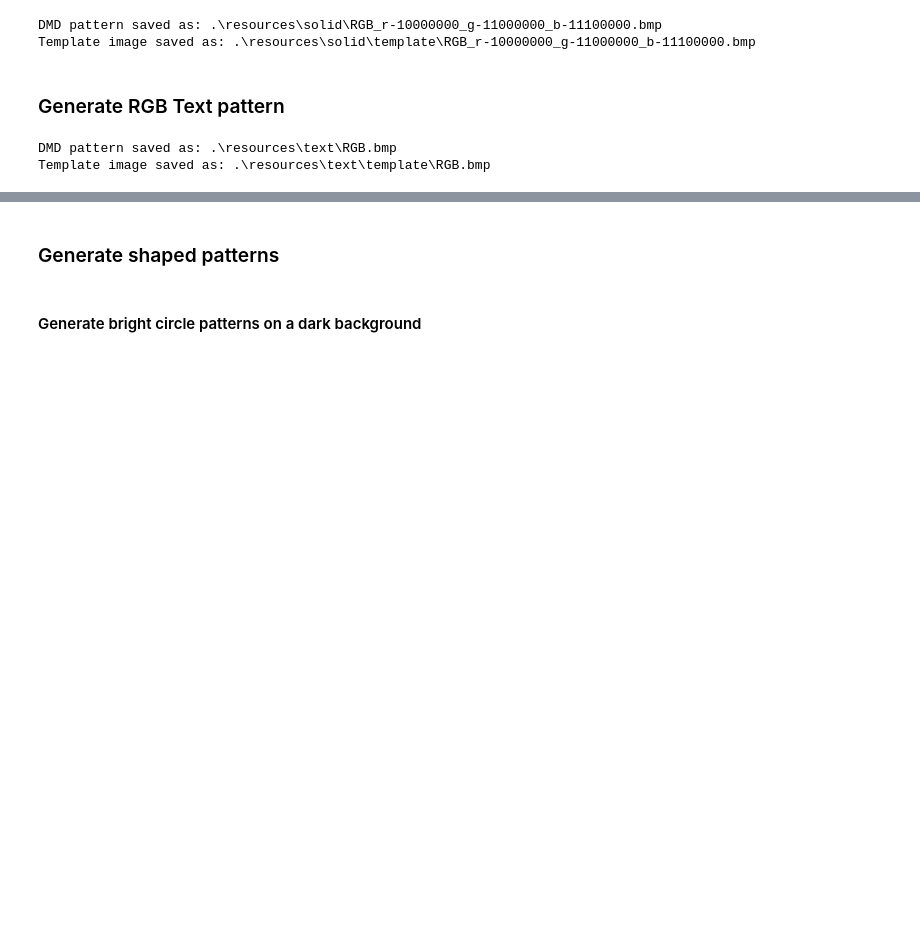
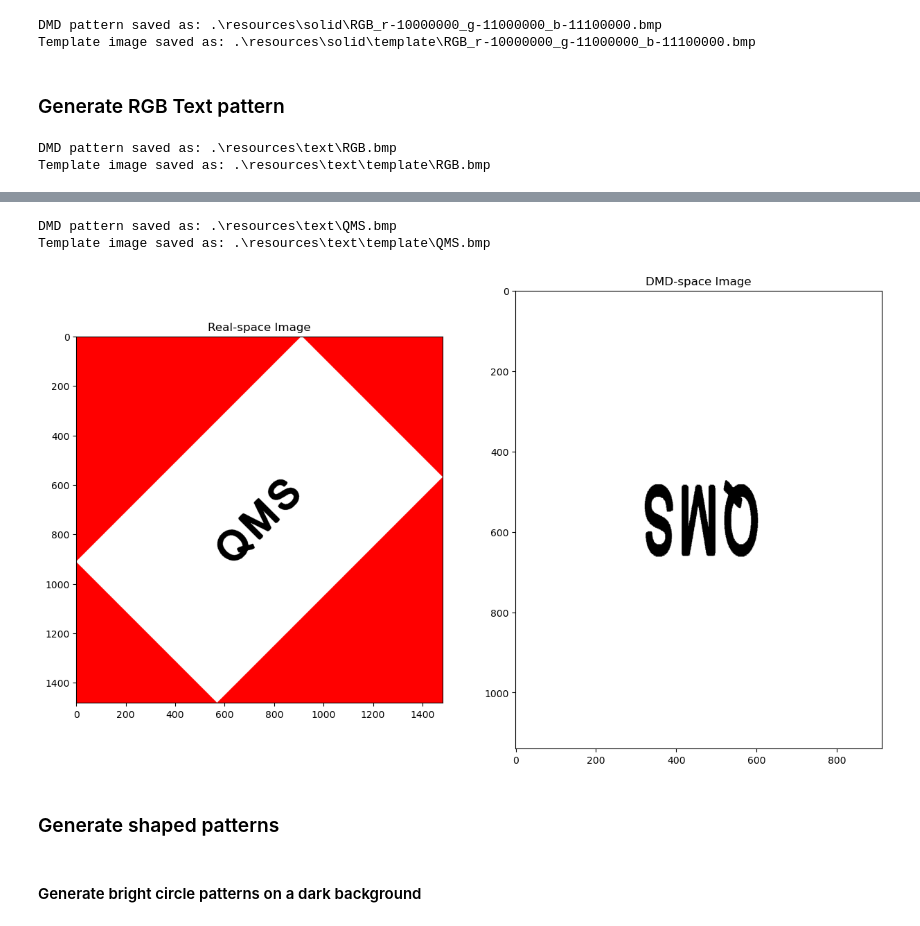
Before and after one commit to ChinLabQMS/DMD-pattern-generator, a Jupyter notebook: DMD_RGB_pattern_generation.ipynb, the cells around one changed output, grey strips where cells are left out. Drawn from its saved outputs; the diff is of its cells as text; code cells hidden in the pictures; blank space fills up the shorter version.

```diff
--- a/DMD_RGB_pattern_generation.ipynb
+++ b/DMD_RGB_pattern_generation.ipynb
@@ -96,3 +107,13 @@ Template image saved as: .\resources\text\template\RGB.bmp
+# %%
+dmd.drawPattern(painter.drawText('Q', offset=(-150, 0), font_size=160, stroke_width=5), color=0)
+dmd.drawPattern(painter.drawText('M', offset=(0, 0),font_size=160, stroke_width=5), color=0, reset=False)
+dmd.drawPattern(painter.drawText('S', offset=(140, 0),font_size=160, stroke_width=5), color=0, reset=False)
+dmd.saveFrameToFile(save_dir + 'text/', 'QMS.bmp')
+dmd.displayPattern()
+# %% [output]
+DMD pattern saved as: .\resources\text\QMS.bmp
+Template image saved as: .\resources\text\template\QMS.bmp
+[figure, added]
 # %% [markdown]
 ### Generate shaped patterns
 # %% [markdown]
```
Also changed, not shown: parts of 2 cells of this notebook, 2 other files.
